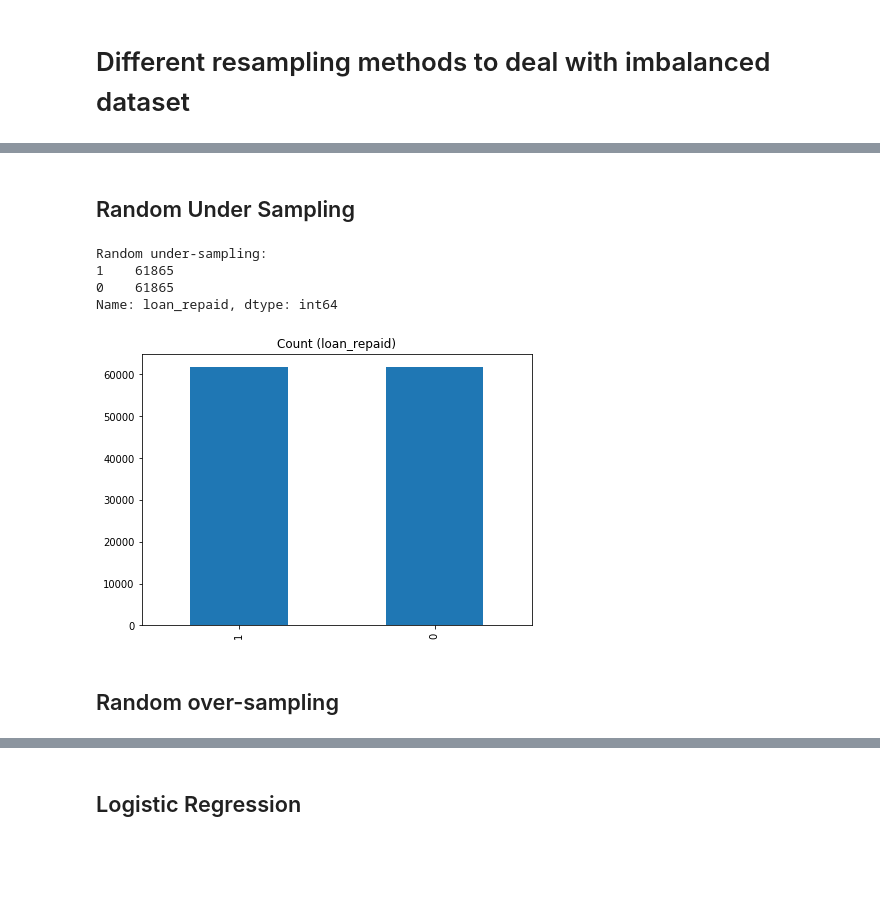
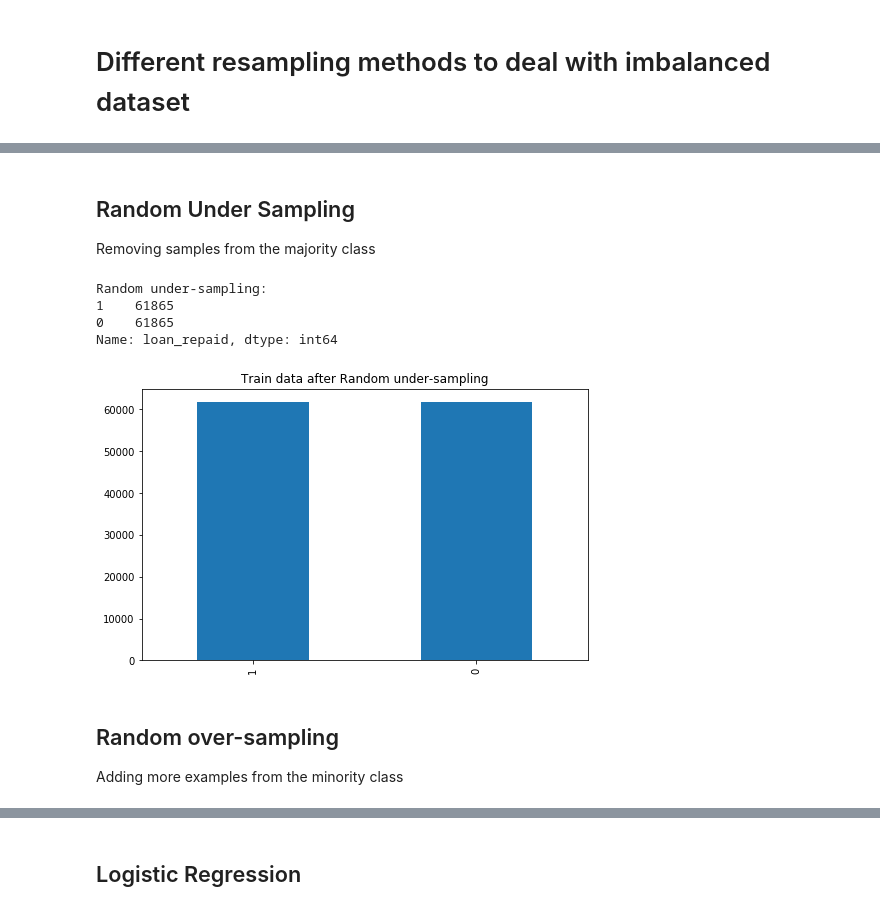
Before and after one commit to yasamanensafi/Loan_investment_prediction, a Jupyter notebook: Loan_investment_prediction.ipynb, the cells around one changed output, grey strips where cells are left out. Saved outputs shown, nothing was run; the diff lists cells and outputs as text; code cells hidden in the pictures; blank space fills up the shorter version.

```diff
--- a/Loan_investment_prediction.ipynb
+++ b/Loan_investment_prediction.ipynb
@@ -24,3 +35,3 @@ def feat_info(col_name):
     print(data_info.loc[col_name]['Description'])
 # %%
-df = pd.read_csv('lending_club_loan_two.csv')
+df = pd.read_csv('lending_club.csv')
@@ -49,5 +79,5 @@ memory usage: 81.6+ MB
 # %%
-rcParams['figure.figsize'] = 7, 5
+rcParams['figure.figsize'] = 8, 5
 # %%
 sns.countplot(x=df['loan_status'],palette='hls')
 plt.title('Loan Status of Borrowers')
@@ -685,5 +658,6 @@ Therefore, we want to use a common strategy to overcome the class imbalance prob
 # %% [markdown]
 ## Random Under Sampling
+Removing samples from the majority class
 # %%
 df_train = X_train.copy()
 # %%
@@ -698,22 +672,24 @@ df_class_1 = df_train[df_train['loan_repaid'] == 1]
 # %%
 df_class_1_under = df_class_1.sample(count_class_0)
 df_test_under = pd.concat([df_class_1_under, df_class_0], axis=0)
 
 print('Random under-sampling:')
 print(df_test_under['loan_repaid'].value_counts())
 
-df_test_under['loan_repaid'].value_counts().plot(kind='bar', title='Count (loan_repaid)');
+df_test_under['loan_repaid'].value_counts().plot(kind='bar', title='Train data after Random under-sampling')
+plt.show()
 # %% [output]
 Random under-sampling:
 1    61865
 0    61865
 Name: loan_repaid, dtype: int64
-[figure, old version]
+[figure, new version]
 # %%
 X_train_rus = df_test_under.drop('loan_repaid',axis=1)
 y_train_rus = df_test_under['loan_repaid']
 # %% [markdown]
 ## Random over-sampling
+Adding more examples from the minority class
 # %%
 from imblearn.over_sampling import RandomOverSampler
 
```
Also changed, not shown: parts of 88 cells of this notebook, 1 other file.
